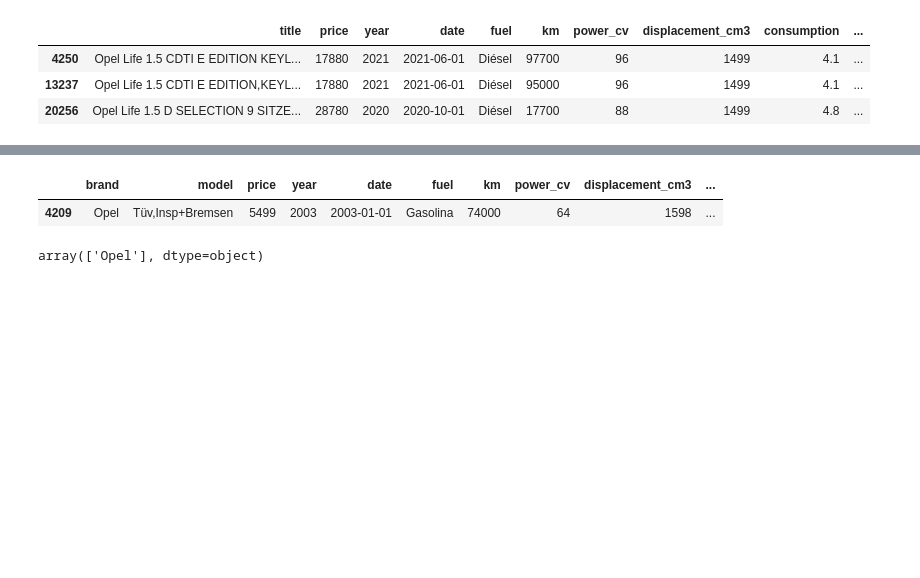
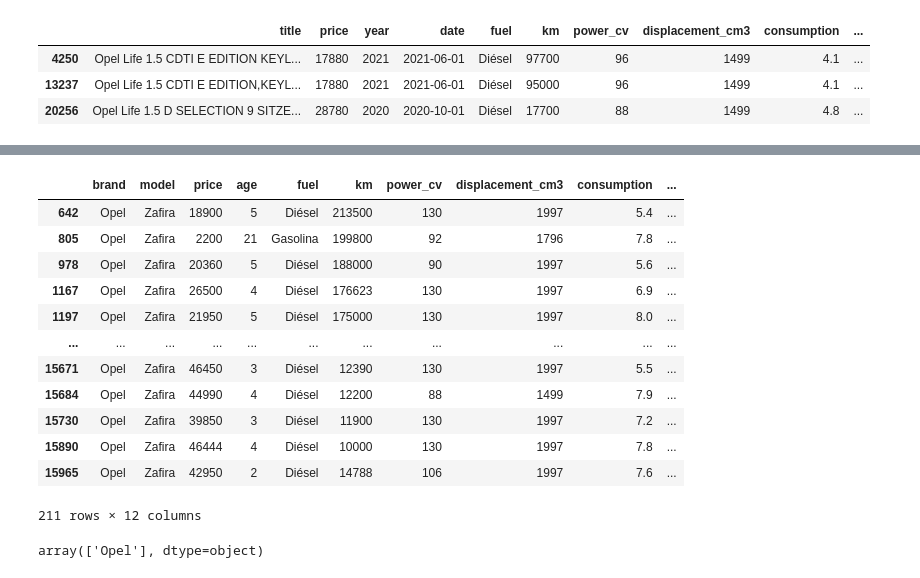
Before and after one commit to arnauog/Van_Price_Predictor, a Jupyter notebook: 2. Vans EDA.ipynb, the cells around one changed output, grey strips where cells are left out. Cells and saved outputs as stored; diff of their text form; code cells hidden in the pictures; blank space fills up the shorter version.

```diff
--- a/2. Vans EDA.ipynb
+++ b/2. Vans EDA.ipynb
@@ -1214,8 +1255,19 @@ df[df.model==('Crosscamp')] # to check if the model is exclusive of this brand o
 # %%
-df[df.model==('Tüv,Insp+Bremsen')].query("brand == 'Opel'")
+df[df.model==('Zafira')].query("brand == 'Opel'")
 # %% [output]
-|  | brand | model | price | year | date | fuel | km | power_cv | displacement_cm3 | ... |
-| 4209 | Opel | Tüv,Insp+Bremsen | 5499 | 2003 | 2003-01-01 | Gasolina | 74000 | 64 | 1598 | ... |
+|  | brand | model | price | age | fuel | km | power_cv | displacement_cm3 | consumption | ... |
+| 642 | Opel | Zafira | 18900 | 5 | Diésel | 213500 | 130 | 1997 | 5.4 | ... |
+| 805 | Opel | Zafira | 2200 | 21 | Gasolina | 199800 | 92 | 1796 | 7.8 | ... |
+| 978 | Opel | Zafira | 20360 | 5 | Diésel | 188000 | 90 | 1997 | 5.6 | ... |
+| 1167 | Opel | Zafira | 26500 | 4 | Diésel | 176623 | 130 | 1997 | 6.9 | ... |
+| 1197 | Opel | Zafira | 21950 | 5 | Diésel | 175000 | 130 | 1997 | 8.0 | ... |
+| ... | ... | ... | ... | ... | ... | ... | ... | ... | ... | ... |
+| 15671 | Opel | Zafira | 46450 | 3 | Diésel | 12390 | 130 | 1997 | 5.5 | ... |
+| 15684 | Opel | Zafira | 44990 | 4 | Diésel | 12200 | 88 | 1499 | 7.9 | ... |
+| 15730 | Opel | Zafira | 39850 | 3 | Diésel | 11900 | 130 | 1997 | 7.2 | ... |
+| 15890 | Opel | Zafira | 46444 | 4 | Diésel | 10000 | 130 | 1997 | 7.8 | ... |
+| 15965 | Opel | Zafira | 42950 | 2 | Diésel | 14788 | 106 | 1997 | 7.6 | ... |
+211 rows × 12 columns
 # %%
 df[df.model.str.contains('MERIVA')].brand.unique()
 # %% [output]
```
Also changed, not shown: parts of 132 cells of this notebook, 53 other files.
